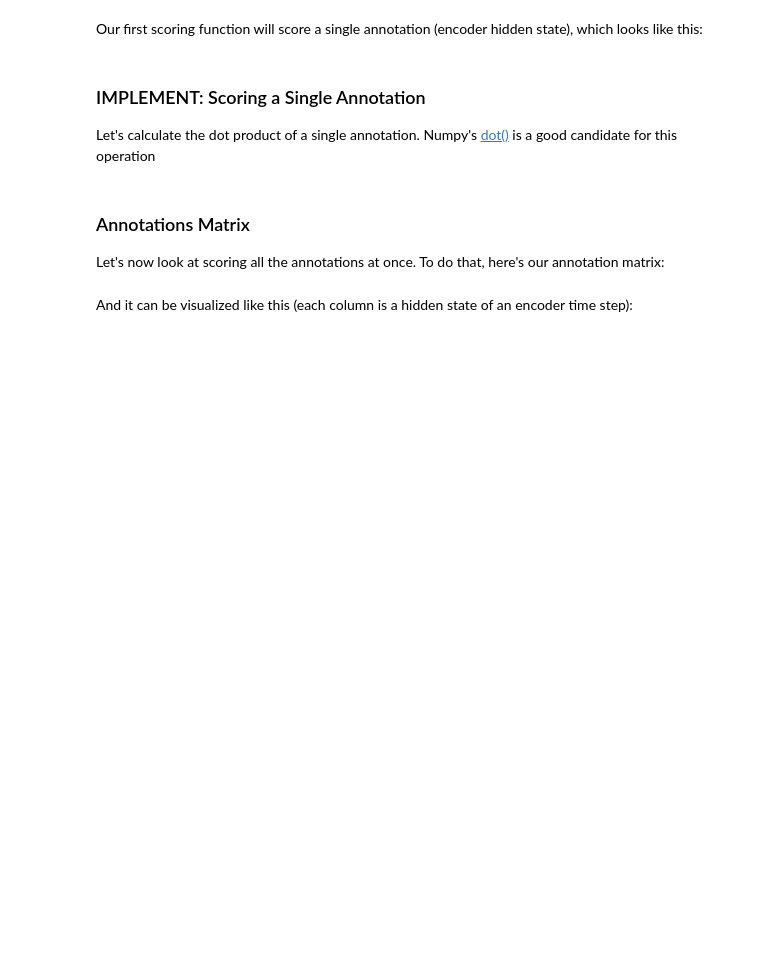
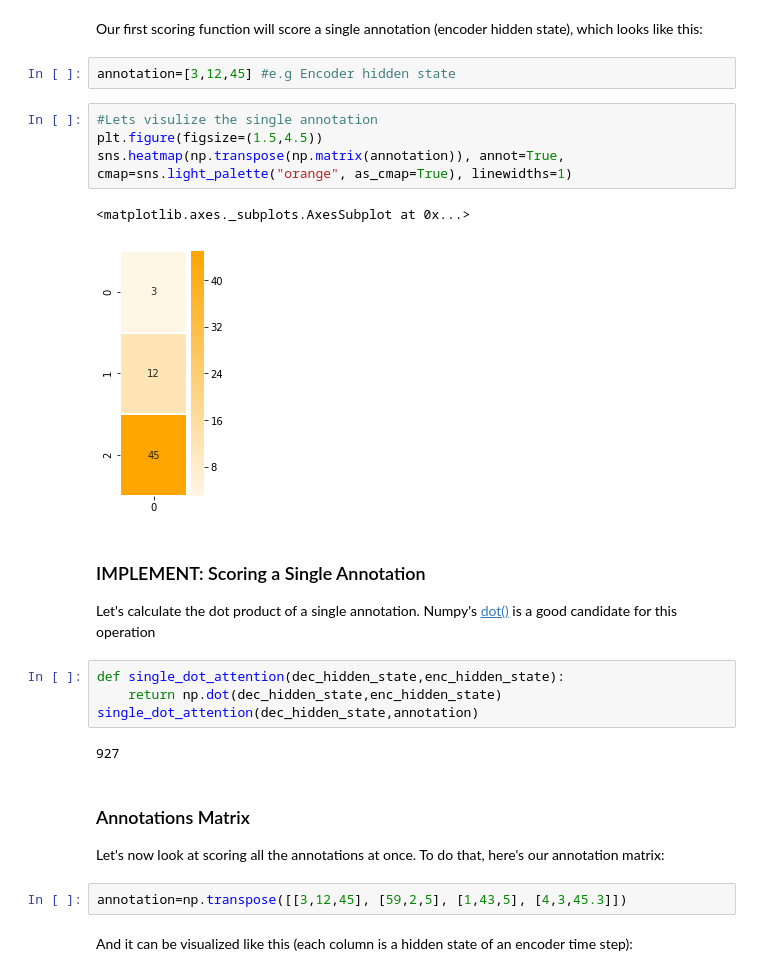
Before and after one commit to mynamerahulkumar/GitHub, a Jupyter notebook: Machine_Learning/Machine_Learning/NLP/computing_with_natural_language/deep_learning_attention/Attention_Basics.ipynb, the cells around one changed output. Saved outputs shown, nothing was run; the diff lists cells and outputs as text; blank space fills up the shorter version.

Commit message:
attention layer added

```diff
--- a/Machine_Learning/Machine_Learning/NLP/computing_with_natural_language/deep_learning_attention/Attention_Basics.ipynb
+++ b/Machine_Learning/Machine_Learning/NLP/computing_with_natural_language/deep_learning_attention/Attention_Basics.ipynb
@@ -12,11 +25,28 @@ Let's visualize this vector:
 # %% [markdown]
 Our first scoring function will score a single annotation (encoder hidden state), which looks like this:
+# %%
+annotation=[3,12,45] #e.g Encoder hidden state
+# %%
+#Lets visulize the single annotation
+plt.figure(figsize=(1.5,4.5))
+sns.heatmap(np.transpose(np.matrix(annotation)), annot=True, cmap=sns.light_palette("orange", as_cmap=True), linewidths=1)
+# %% [output]
+<matplotlib.axes._subplots.AxesSubplot at 0x...>
+[figure, added]
 # %% [markdown]
 ### IMPLEMENT: Scoring a Single Annotation
 Let's calculate the dot product of a single annotation. Numpy's [dot()](https://docs.scipy.org/doc/numpy/reference/generated/numpy.dot.html) is a good candidate for this operation
+# %%
+def single_dot_attention(dec_hidden_state,enc_hidden_state):
+    return np.dot(dec_hidden_state,enc_hidden_state)
+single_dot_attention(dec_hidden_state,annotation)
+# %% [output]
+927
 # %% [markdown]
 
 ### Annotations Matrix
 Let's now look at scoring all the annotations at once. To do that, here's our annotation matrix:
+# %%
+annotation=np.transpose([[3,12,45], [59,2,5], [1,43,5], [4,3,45.3]])
 # %% [markdown]
 And it can be visualized like this (each column is a hidden state of an encoder time step):
```
Also changed, not shown: parts of 10 cells of this notebook.
